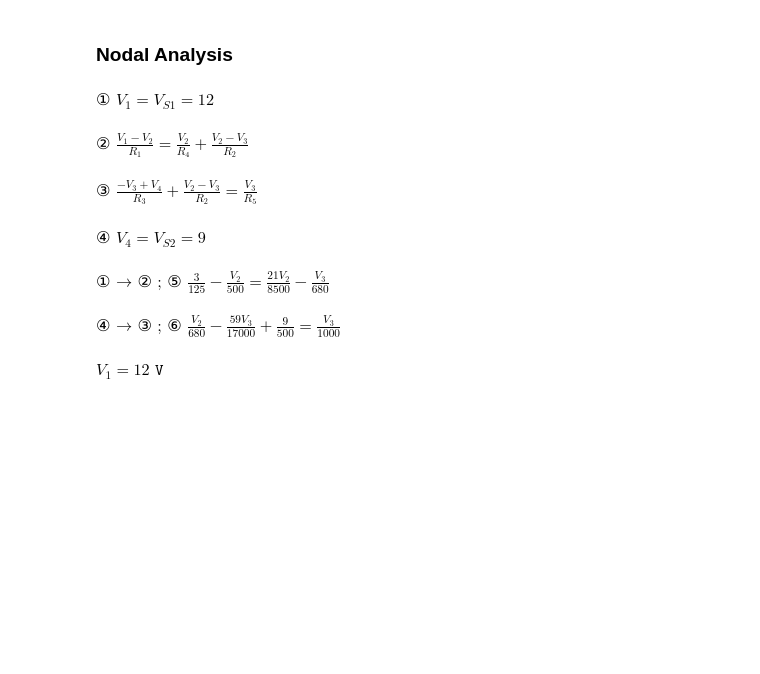
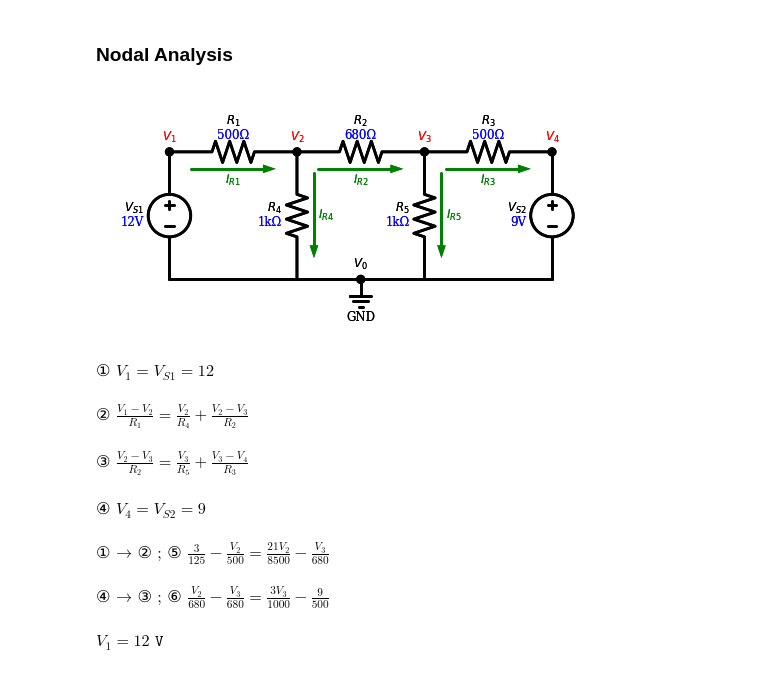
Before and after one commit to winth03/PythonProjects, a Jupyter notebook: CircuitLab/lab4.ipynb, the cells around one changed output. Drawn from its saved outputs; the diff is of its cells as text; code cells hidden in the pictures; blank space fills up the shorter version.

```diff
--- a/CircuitLab/lab4.ipynb
+++ b/CircuitLab/lab4.ipynb
@@ -68,11 +106,22 @@ $\displaystyle \mathtt{\text{}}V_{R3} = I_{3} R_{3}\mathtt{\text{}}$
 $\displaystyle \mathtt{\text{}}V_{R3} = -2.505\mathtt{\text{ V}}$
 # %% [markdown]
 ### Nodal Analysis
+# %%
+with Drawing() as n:
+    n += elm.ElementDrawing(d)
+    n += elm.CurrentLabel(top=False).at(el_r1).label('$I_{R1}$').color('green')
+    n += elm.CurrentLabel(top=False).at(el_r2).label('$I_{R2}$').color('green')
+    n += elm.CurrentLabel(top=False).at(el_r3).label('$I_{R3}$').color('green')
+    n += elm.CurrentLabel(top=False, reverse=True).at(el_r4).label('$I_{R4}$').color('green')
+    n += elm.CurrentLabel(top=False, reverse=True).at(el_r5).label('$I_{R5}$').color('green')
+    n.save('./lab2_data/L4_fig2.png', transparent=False)
+# %% [output]
+[figure, added]
 # %%
 v1, v2, v3, v4 = symbols('V1:5')
 eq1 = Eq(v1, Eq(vs1, 12))
 eq2 = Eq((v1-v2)/r1, (v2-v3)/r2 + v2/r4)
-eq3 = Eq((v2-v3)/r2 + (v4-v3)/r3, v3/r5)
+eq3 = Eq((v2-v3)/r2, v3/r5 + (v3-v4)/r3)
 eq4 = Eq(v4, Eq(vs2, 9))
 eqs = [eq1, eq2, eq3, eq4]
 for i in range(len(eqs)):
@@ -84,10 +133,10 @@ print_eq(eq6, pre='④ → ③ ; ⑥ ')
 # %% [output]
 $\displaystyle \mathtt{\text{① }}V_{1} = V_{S1} = 12\mathtt{\text{}}$
 $\displaystyle \mathtt{\text{② }}\frac{V_{1} - V_{2}}{R_{1}} = \frac{V_{2}}{R_{4}} + \frac{V_{2} - V_{3}}{R_{2}}\mathtt{\text{}}$
-$\displaystyle \mathtt{\text{③ }}\frac{- V_{3} + V_{4}}{R_{3}} + \frac{V_{2} - V_{3}}{R_{2}} = \frac{V_{3}}{R_{5}}\mathtt{\text{}}$
+$\displaystyle \mathtt{\text{③ }}\frac{V_{2} - V_{3}}{R_{2}} = \frac{V_{3}}{R_{5}} + \frac{V_{3} - V_{4}}{R_{3}}\mathtt{\text{}}$
 $\displaystyle \mathtt{\text{④ }}V_{4} = V_{S2} = 9\mathtt{\text{}}$
 $\displaystyle \mathtt{\text{① → ② ; ⑤ }}\frac{3}{125} - \frac{V_{2}}{500} = \frac{21 V_{2}}{8500} - \frac{V_{3}}{680}\mathtt{\text{}}$
-$\displaystyle \mathtt{\text{④ → ③ ; ⑥ }}\frac{V_{2}}{680} - \frac{59 V_{3}}{17000} + \frac{9}{500} = \frac{V_{3}}{1000}\mathtt{\text{}}$
+$\displaystyle \mathtt{\text{④ → ③ ; ⑥ }}\frac{V_{2}}{680} - \frac{V_{3}}{680} = \frac{3 V_{3}}{1000} - \frac{9}{500}\mathtt{\text{}}$
 # %%
 ans = solve([eq5, eq6], (v2, v3))
 print_eq(Eq(v1, 12), post=' V')
```
Also changed, not shown: parts of 6 cells of this notebook, 2 other files.
